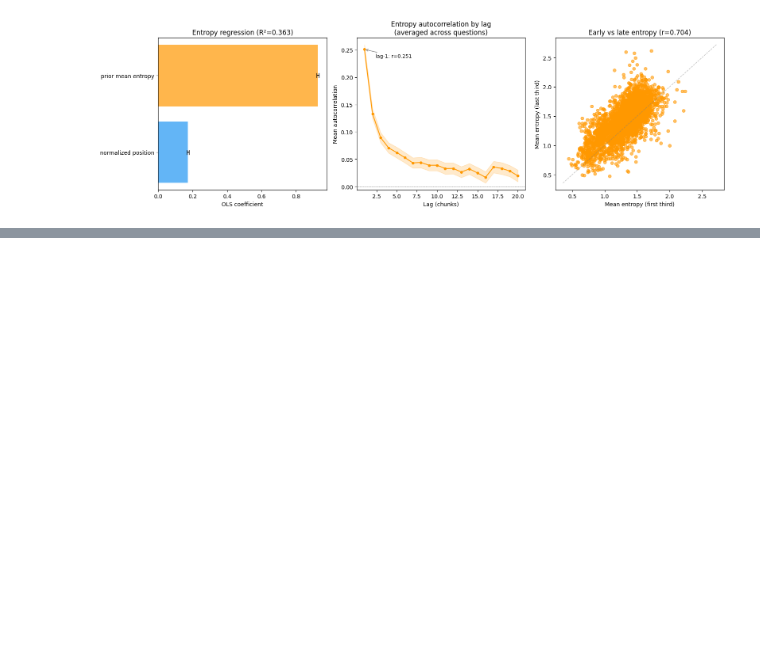
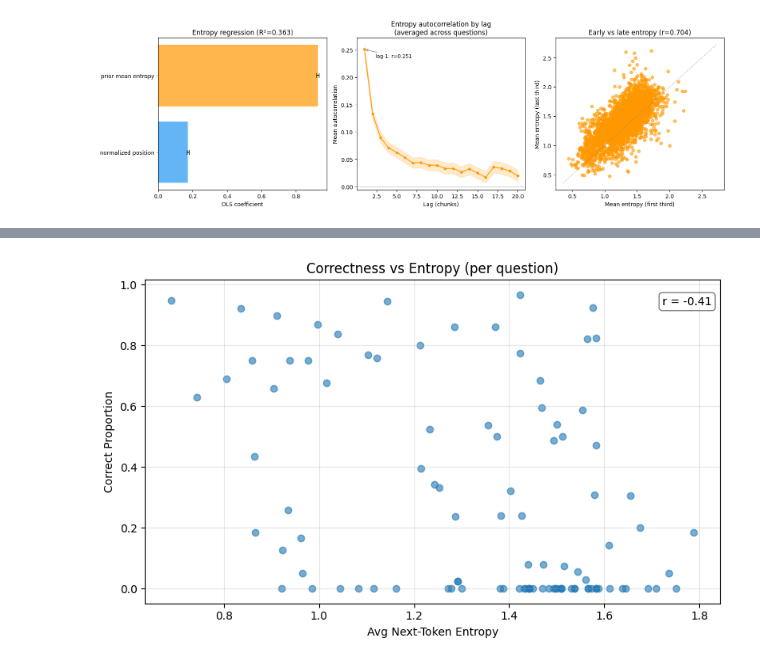
Before and after one commit to lbernick/cot_legibility, a Jupyter notebook: explore_qwq.ipynb, the cells around one changed output, grey strips where cells are left out. Drawn from its saved outputs; the diff is of its cells as text; code cells hidden in the pictures; blank space fills up the shorter version.

Commit message:
more plots

```diff
--- a/explore_qwq.ipynb
+++ b/explore_qwq.ipynb
@@ -3243,2 +3240,7 @@ Plot saved to entropy_contagion.png
 # %%
 chunked_df.to_parquet("chunk_size_500.parquet")
+# %%
+df["avg_reasoning_entropy"] = [
+    np.mean(entropies_list[pos]) if pos < len(entropies_list) and entropies_list[pos] else None
+    for pos, _ in enumerate(df.index)
+]
@@ -3244,0 +3257,21 @@ chunked_df.to_parquet("chunk_size_500.parquet")
+# %%
+plot_df = df[pd.notna(df["avg_reasoning_entropy"])]
+per_q = plot_df.groupby("question_id").agg(
+    correct_pct=("correctness", lambda x: (x == "correct").mean()),
+    avg_reasoning_entropy=("avg_reasoning_entropy", "mean"),
+)
+
+fig, ax = plt.subplots(figsize=(8, 5))
+corr = per_q["avg_reasoning_entropy"].corr(per_q["correct_pct"])
+ax.scatter(per_q["avg_reasoning_entropy"], per_q["correct_pct"], alpha=0.6)
+ax.set_xlabel("Avg Next-Token Entropy")
+ax.set_ylabel("Correct Proportion")
+ax.set_title("Correctness vs Entropy (per question)")
+ax.text(0.9, 0.95, f"r = {corr:.2f}", transform=ax.transAxes,
+        verticalalignment="top", bbox=dict(boxstyle="round", facecolor="white", alpha=0.5))
+ax.grid(alpha=0.3)
+plt.tight_layout()
+plt.savefig("plots/correctness_vs_entropy_by_question.png")
+plt.show()
+# %% [output]
+[figure, added]
```
Also changed, not shown: parts of 4 cells of this notebook, 2 other files.
